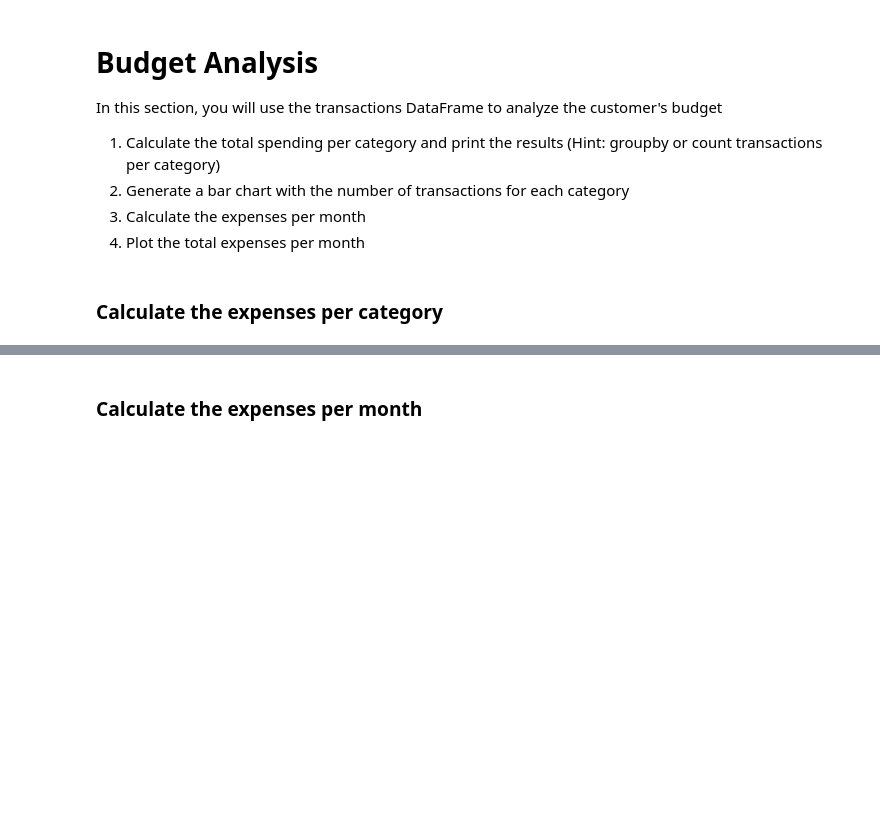
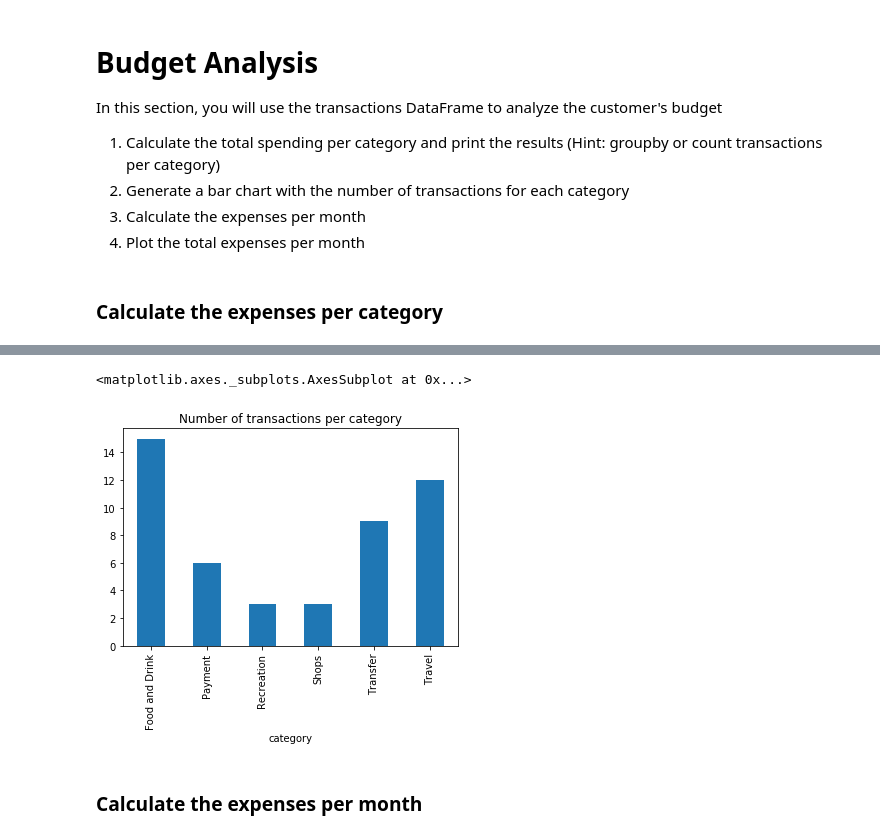
Before and after one commit to lavint/FinTech-Python, a Jupyter notebook: api/account_summary.ipynb, the cells around one changed output, grey strips where cells are left out. Cells and saved outputs as stored; diff of their text form; code cells hidden in the pictures; blank space fills up the shorter version.

```diff
--- a/api/account_summary.ipynb
+++ b/api/account_summary.ipynb
@@ -72,0 +154,6 @@ In this section, you will use the Plaid Python SDK to connect to the Developer S
+# %%
+# Creatr date, name, amount, category lists
+date_ls = [t['date'] for t in transaction_response['transactions']]
+name_ls = [t['name'] for t in transaction_response['transactions']]
+amount_ls = [t['amount'] for t in transaction_response['transactions']]
+category_ls = [t['category'][0] for t in transaction_response['transactions']]
@@ -104,2 +285,8 @@ In this section, you will use the transactions DataFrame to analyze the customer
+# %%
+# Plot number of transaction per category
+transaction_df.groupby('category').count()['name'].plot.bar(title = 'Number of transactions per category')
+# %% [output]
+<matplotlib.axes._subplots.AxesSubplot at 0x...>
+[figure, added]
 # %% [markdown]
 ### Calculate the expenses per month
```
Also changed, not shown: parts of 35 cells of this notebook.
